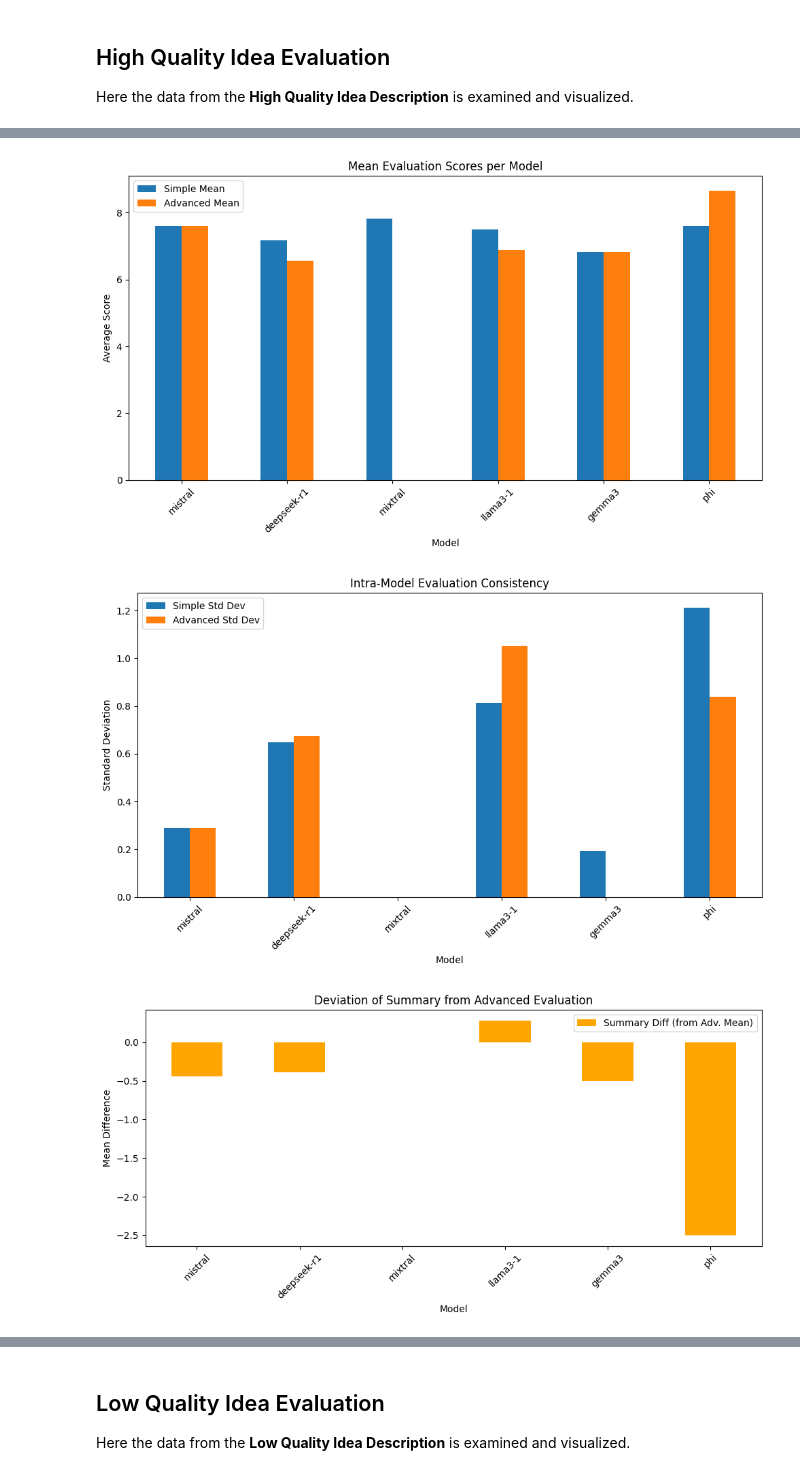
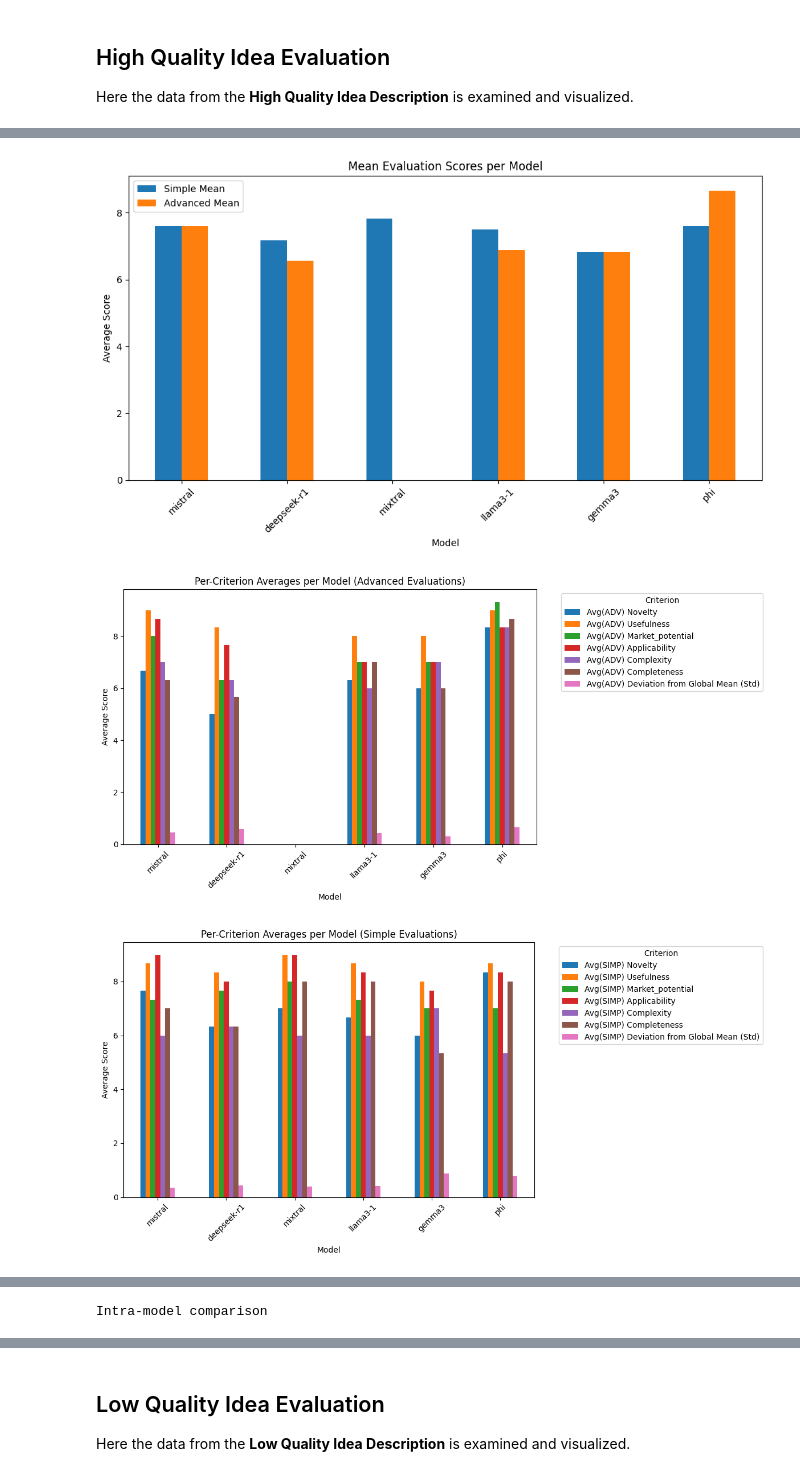
Before and after one commit to jonnyCap/LLM-based-Assessment-of-Software-Project-Ideas, a Jupyter notebook: evaluation/evaluation.ipynb, the cells around one changed output, grey strips where cells are left out. Saved outputs shown, nothing was run; the diff lists cells and outputs as text; code cells hidden in the pictures.

Commit message:
Calculated important metrics for evaluations

```diff
--- a/evaluation/evaluation.ipynb
+++ b/evaluation/evaluation.ipynb
@@ -11,3 +13,10 @@ from EvaluationResult import EvaluationResult
+# %%
+
+from sentence_transformers import SentenceTransformer
+from sklearn.metrics.pairwise import cosine_similarity
+import numpy as np
+
+model = SentenceTransformer('all-MiniLM-L6-v2')  # or any preferred embedding model
 # %% [markdown]
 ## Evaluation methods
 Here are the methods that calculate the data used for the analyses, which is then later on used for visualization.
@@ -98,11 +283,43 @@ if __name__ == "__main__":
     }
 
     results_df = evaluate_all(models)
+    # For Advanced criteria
+    results_df = compute_criterion_deviation_from_global_mean(results_df, prefix="Avg(ADV)")
+
+    # For Simple criteria
+    results_df = compute_criterion_deviation_from_global_mean(results_df, prefix="Avg(SIMP)")
+
+    # Display updated DataFrame
     print(results_df)
 
+    # Compute per-model-per-criterion deviations
+    adv_dev_table = compute_criterionwise_deviation_table(results_df, prefix="Avg(ADV)")
+    simp_dev_table = compute_criterionwise_deviation_table(results_df, prefix="Avg(SIMP)")
+
+    # View the advanced deviation table
+    print(adv_dev_table)
+
+
     # Visualizations
+
+    # Inter
+    print("Inter-model comparison")
     plot_model_comparison(results_df)
+    plot_criterion_averages(results_df)
+    plot_deviation_from_global_mean(results_df, prefix="Avg(SIMP)")
+    plot_deviation_from_global_mean(results_df, prefix="Avg(ADV)")
+    plot_criterionwise_deviation_table(adv_dev_table, prefix="Avg(ADV)")
+    plot_criterionwise_deviation_table(simp_dev_table, prefix="Avg(SIMP)")
+
+    # Intra
+    print("Intra-model comparison")
     plot_std_devs(results_df)
+    plot_feedback_similarities(results_df)
+    plot_criterionwise_intra_std(results_df, prefix="Std(ADV)")
+    plot_criterionwise_intra_std(results_df, prefix="Std(SIMP)")
+
+    # Summary
+    print("Summary")
     plot_summary_diffs(results_df)
 # %% [output]
          Model  Simple Std Dev  Advanced Std Dev  Simple Mean  Advanced Mean  \
@@ -123,3 +342,3 @@ if __name__ == "__main__":
 [figure]
-[figure, old version]
+[figure, new version]
-[figure, old version]
+[figure, new version]
@@ -125,0 +349 @@ if __name__ == "__main__":
+Intra-model comparison
```
Also changed, not shown: parts of 5 cells of this notebook.
